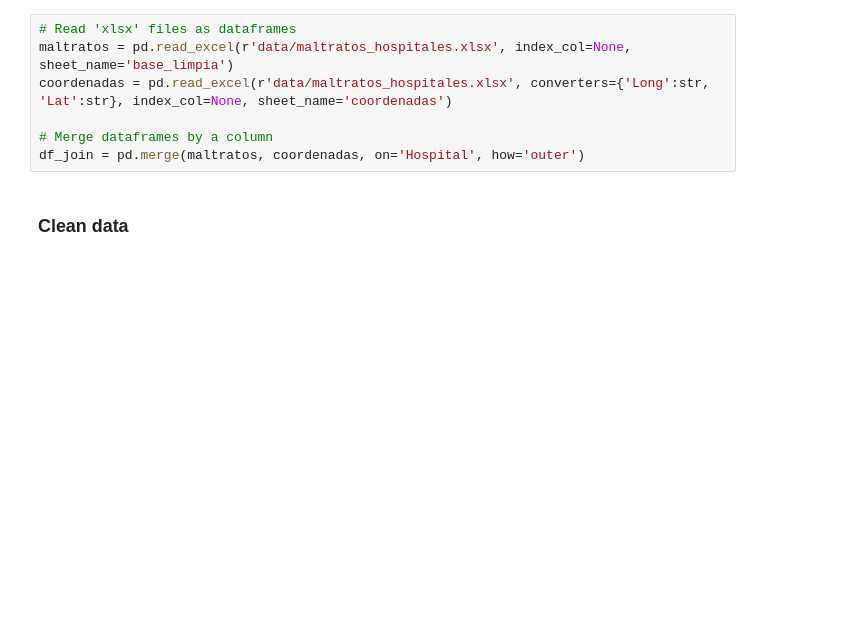
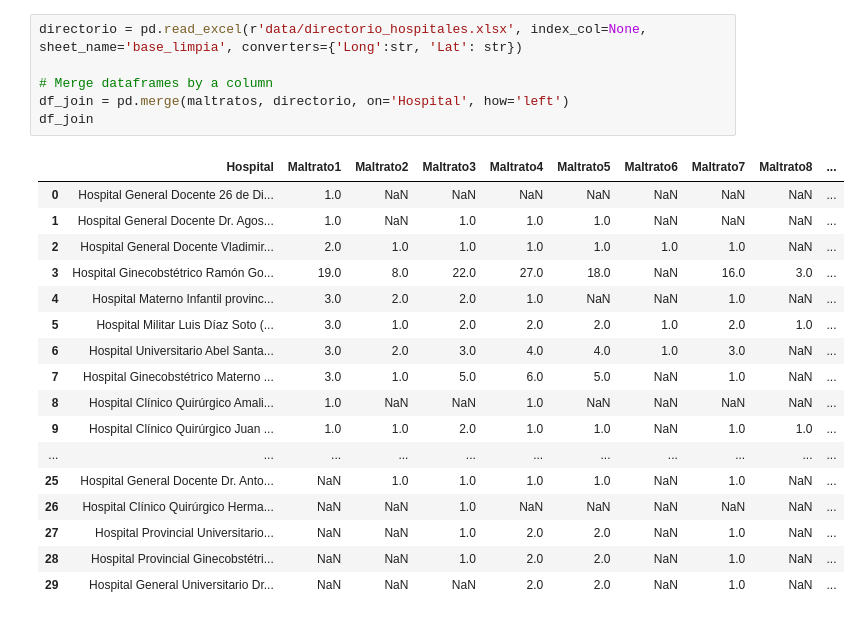
Before and after one commit to DataCritica/violencia-obstetrica-cuba, a Jupyter notebook: maltratos_hospital.ipynb, the cells around one changed output. Saved outputs shown, nothing was run; the diff lists cells and outputs as text; blank space fills up the shorter version.

```diff
--- a/maltratos_hospital.ipynb
+++ b/maltratos_hospital.ipynb
@@ -46,10 +82,25 @@ maltratos = mergeDataframes(m1, m2, m3, m4, m5, m6, m7, m8, m9, m10)
 # %%
-# Read 'xlsx' files as dataframes
-maltratos = pd.read_excel(r'data/maltratos_hospitales.xlsx', index_col=None, sheet_name='base_limpia')
-coordenadas = pd.read_excel(r'data/maltratos_hospitales.xlsx', converters={'Long':str, 'Lat':str}, index_col=None, sheet_name='coordenadas')
+directorio = pd.read_excel(r'data/directorio_hospitales.xlsx', index_col=None, sheet_name='base_limpia', converters={'Long':str, 'Lat': str})
 
 # Merge dataframes by a column
-df_join = pd.merge(maltratos, coordenadas, on='Hospital', how='outer')
+df_join = pd.merge(maltratos, directorio, on='Hospital', how='left')
+df_join
+# %% [output]
+|  | Hospital | Maltrato1 | Maltrato2 | Maltrato3 | Maltrato4 | Maltrato5 | Maltrato6 | Maltrato7 | Maltrato8 | ... |
+| 0 | Hospital General Docente 26 de Di... | 1.0 | NaN | NaN | NaN | NaN | NaN | NaN | NaN | ... |
+| 1 | Hospital General Docente Dr. Agos... | 1.0 | NaN | 1.0 | 1.0 | 1.0 | NaN | NaN | NaN | ... |
+| 2 | Hospital General Docente Vladimir... | 2.0 | 1.0 | 1.0 | 1.0 | 1.0 | 1.0 | 1.0 | NaN | ... |
+| 3 | Hospital Ginecobstétrico Ramón Go... | 19.0 | 8.0 | 22.0 | 27.0 | 18.0 | NaN | 16.0 | 3.0 | ... |
+| 4 | Hospital Materno Infantil provinc... | 3.0 | 2.0 | 2.0 | 1.0 | NaN | NaN | 1.0 | NaN | ... |
+| 5 | Hospital Militar Luis Díaz Soto (... | 3.0 | 1.0 | 2.0 | 2.0 | 2.0 | 1.0 | 2.0 | 1.0 | ... |
+| 6 | Hospital Universitario Abel Santa... | 3.0 | 2.0 | 3.0 | 4.0 | 4.0 | 1.0 | 3.0 | NaN | ... |
+| 7 | Hospital Ginecobstétrico Materno ... | 3.0 | 1.0 | 5.0 | 6.0 | 5.0 | NaN | 1.0 | NaN | ... |
+| 8 | Hospital Clínico Quirúrgico Amali... | 1.0 | NaN | NaN | 1.0 | NaN | NaN | NaN | NaN | ... |
+| 9 | Hospital Clínico Quirúrgico Juan ... | 1.0 | 1.0 | 2.0 | 1.0 | 1.0 | NaN | 1.0 | 1.0 | ... |
+| ... | ... | ... | ... | ... | ... | ... | ... | ... | ... | ... |
+| 25 | Hospital General Docente Dr. Anto... | NaN | 1.0 | 1.0 | 1.0 | 1.0 | NaN | 1.0 | NaN | ... |
+| 26 | Hospital Clínico Quirúrgico Herma... | NaN | NaN | 1.0 | NaN | NaN | NaN | NaN | NaN | ... |
+| 27 | Hospital Provincial Universitario... | NaN | NaN | 1.0 | 2.0 | 2.0 | NaN | 1.0 | NaN | ... |
+| 28 | Hospital Provincial Ginecobstétri... | NaN | NaN | 1.0 | 2.0 | 2.0 | NaN | 1.0 | NaN | ... |
+| 29 | Hospital General Universitario Dr... | NaN | NaN | NaN | 2.0 | 2.0 | NaN | 1.0 | NaN | ... |
-# %% [markdown]
-### Clean data
 # %%
```
Also changed, not shown: parts of 9 cells of this notebook.
